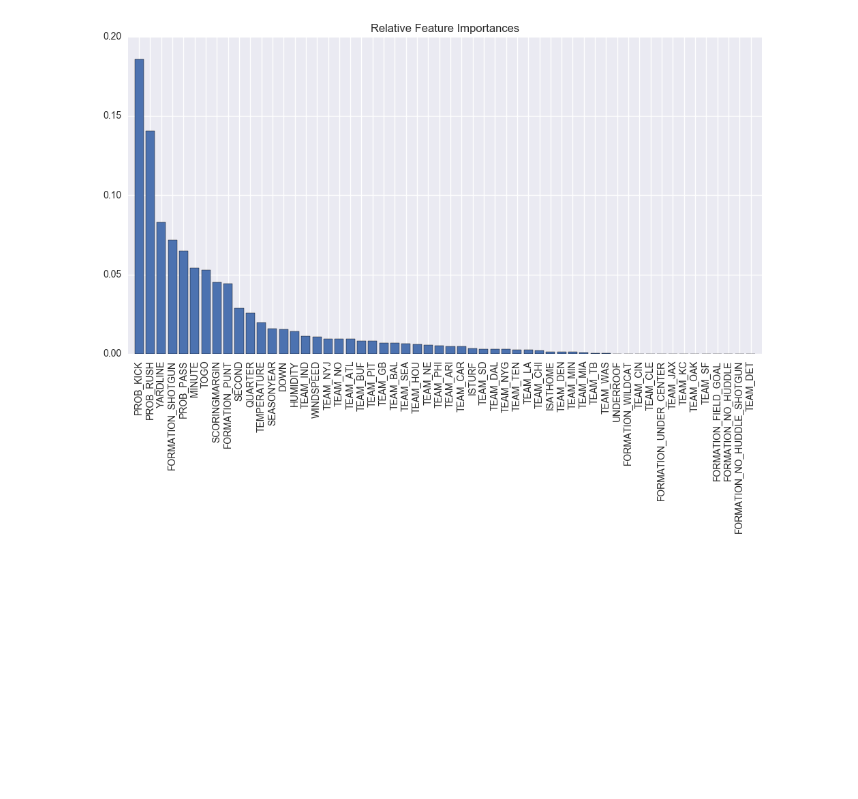
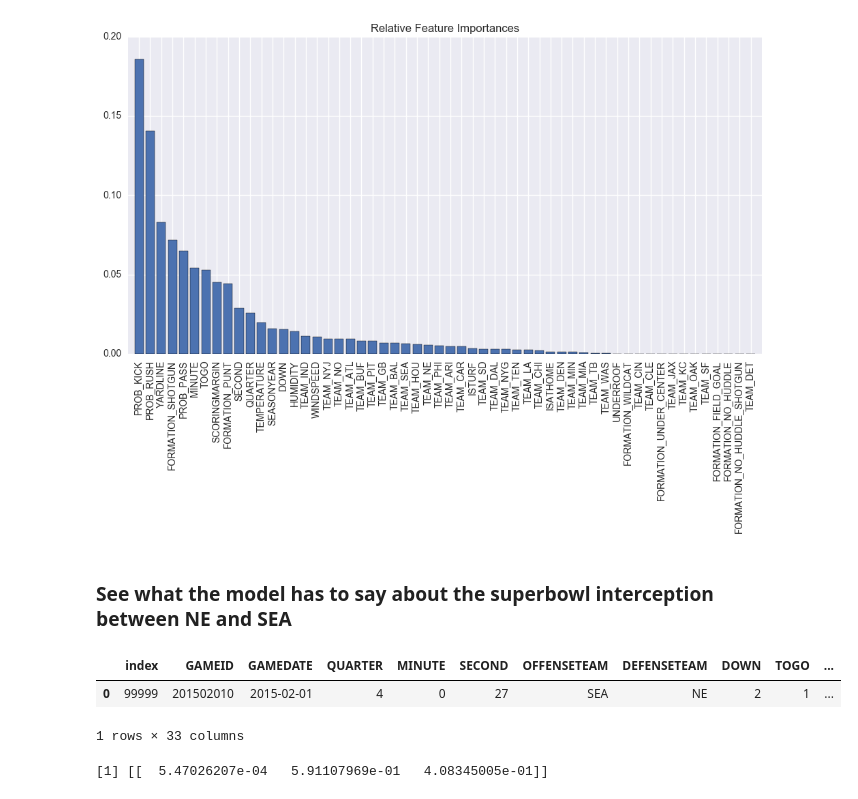
Before and after one commit to zreyn/nfl, a Jupyter notebook: notebooks/nfl-modeling.ipynb, the cells around one changed output. Cells and saved outputs as stored; diff of their text form; code cells hidden in the pictures; blank space fills up the shorter version.

```diff
--- a/notebooks/nfl-modeling.ipynb
+++ b/notebooks/nfl-modeling.ipynb
@@ -1342,3 +1342,5 @@ Feature ranking:
 56. feature TEAM_DET (0.000000)
 (-1, 56)
 [figure]
+# %% [markdown]
+### See what the model has to say about the superbowl interception between NE and SEA
@@ -1344,0 +1350,8 @@ Feature ranking:
+# %%
+sb_play = pd.read_csv('../data/superbowlplay.csv')
+# %%
+sb_play
+# %% [output]
+|  | index | GAMEID | GAMEDATE | QUARTER | MINUTE | SECOND | OFFENSETEAM | DEFENSETEAM | DOWN | TOGO | ... |
+| 0 | 99999 | 201502010 | 2015-02-01 | 4 | 0 | 27 | SEA | NE | 2 | 1 | ... |
+1 rows × 33 columns
@@ -1344,0 +1360,8 @@ Feature ranking:
+# %%
+sb_y = sb_prep['PLAY']
+sb_X = sb_prep.drop(['PLAY'], axis=1).values
+play_pred = gd_best.predict(sb_X)
+probas = gd_best.predict_proba(sb_X)
+print play_pred, probas
+# %% [output]
+[1] [[  5.47026207e-04   5.91107969e-01   4.08345005e-01]]
```
Also changed, not shown: parts of 2 cells of this notebook, 3 other files.
